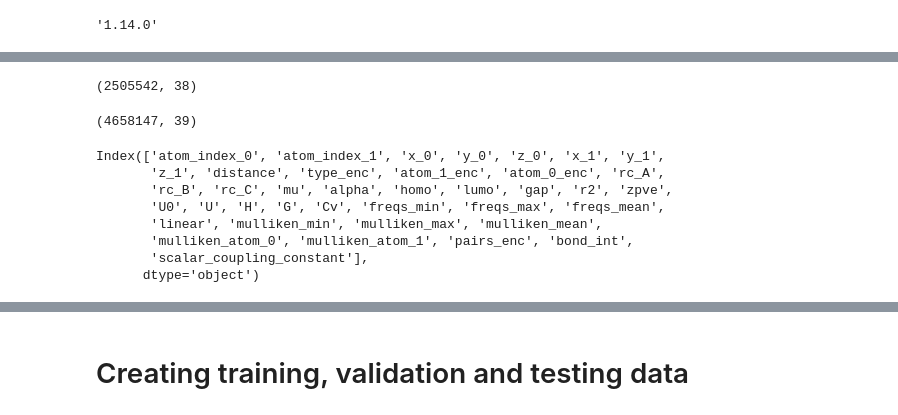
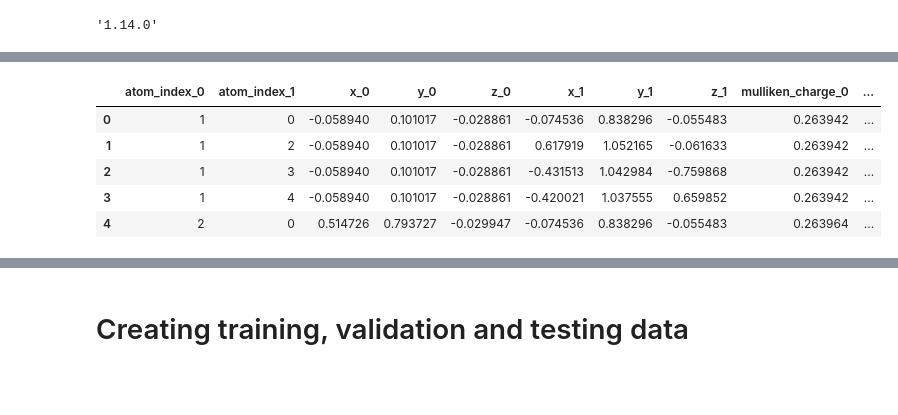
Before and after one commit to siddharth-ncl-work/kaggle_predicting_molecular_properties, a Jupyter notebook: c4_w4_model_train_eval.ipynb, the cells around one changed output, grey strips where cells are left out. Saved outputs shown, nothing was run; the diff lists cells and outputs as text; code cells hidden in the pictures; blank space fills up the shorter version.

```diff
--- a/c4_w4_model_train_eval.ipynb
+++ b/c4_w4_model_train_eval.ipynb
@@ -112,19 +106,0 @@ test.head()
-# %%
-test.shape
-# %% [output]
-(2505542, 38)
-# %%
-train.shape
-# %% [output]
-(4658147, 39)
-# %%
-train.columns
-# %% [output]
-Index(['atom_index_0', 'atom_index_1', 'x_0', 'y_0', 'z_0', 'x_1', 'y_1',
-       'z_1', 'distance', 'type_enc', 'atom_1_enc', 'atom_0_enc', 'rc_A',
-       'rc_B', 'rc_C', 'mu', 'alpha', 'homo', 'lumo', 'gap', 'r2', 'zpve',
-       'U0', 'U', 'H', 'G', 'Cv', 'freqs_min', 'freqs_max', 'freqs_mean',
-       'linear', 'mulliken_min', 'mulliken_max', 'mulliken_mean',
-       'mulliken_atom_0', 'mulliken_atom_1', 'pairs_enc', 'bond_int',
-       'scalar_coupling_constant'],
-      dtype='object')
@@ -131,3 +109,13 @@ Index(['atom_index_0', 'atom_index_1', 'x_0', 'y_0', 'z_0', 'x_1', 'y_1',
+# %%
+train.drop(drop_cols,axis=1,inplace=True)
+train.head()
+# %% [output]
+|  | atom_index_0 | atom_index_1 | x_0 | y_0 | z_0 | x_1 | y_1 | z_1 | mulliken_charge_0 | ... |
+| 0 | 1 | 0 | -0.058940 | 0.101017 | -0.028861 | -0.074536 | 0.838296 | -0.055483 | 0.263942 | ... |
+| 1 | 1 | 2 | -0.058940 | 0.101017 | -0.028861 | 0.617919 | 1.052165 | -0.061633 | 0.263942 | ... |
+| 2 | 1 | 3 | -0.058940 | 0.101017 | -0.028861 | -0.431513 | 1.042984 | -0.759868 | 0.263942 | ... |
+| 3 | 1 | 4 | -0.058940 | 0.101017 | -0.028861 | -0.420021 | 1.037555 | 0.659852 | 0.263942 | ... |
+| 4 | 2 | 0 | 0.514726 | 0.793727 | -0.029947 | -0.074536 | 0.838296 | -0.055483 | 0.263964 | ... |
 # %%
 test.columns
 # %% [output]
```
Also changed, not shown: parts of 39 cells of this notebook.
